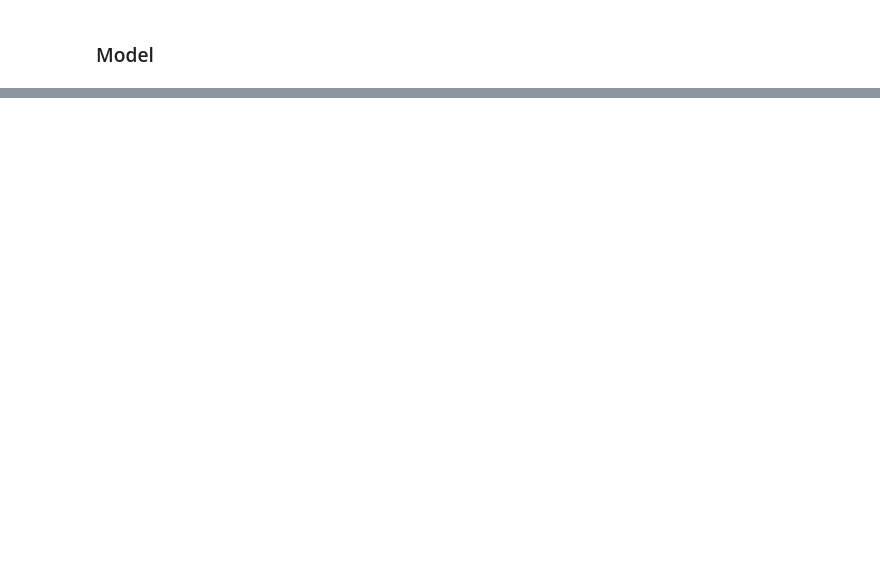
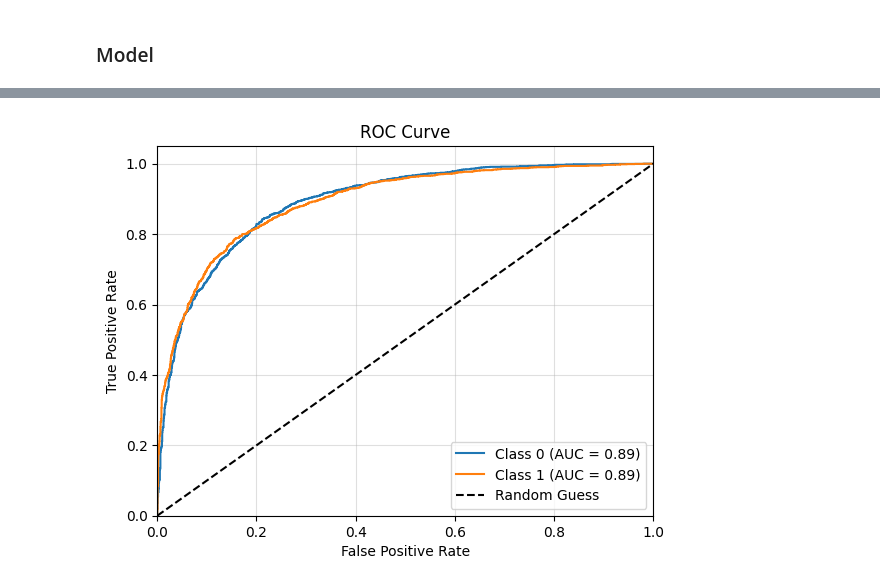
Before and after one commit to greglcr/GeometricDL, a Jupyter notebook: dataprocess.ipynb, the cells around one changed output, grey strips where cells are left out. Saved outputs shown, nothing was run; the diff lists cells and outputs as text; code cells hidden in the pictures; blank space fills up the shorter version.

Commit message:
updated with ROC AUC and edit of type of optimizer

```diff
--- a/dataprocess.ipynb
+++ b/dataprocess.ipynb
@@ -154,6 +153,10 @@ tensor([[ 0,  0,  0,  0,  0,  0,  0,  0,  0,  0,  0,  0,  0,  0,  0,  0,  0,  0,
 ### Model
 # %%
 class Net(torch.nn.Module):
+    """
+    This is the same model as the article. They do not specify the dimensions of hidden channels so this is our choice.
+    They do not specify the convolution method,  GCN seems to be the best.
+    """
     def __init__(self, in_channels, hidden_channels, out_channels, concat=False):
         super().__init__()
         self.concat = concat
@@ -161,7 +164,7 @@ class Net(torch.nn.Module):
         self.conv2 = GCNConv(hidden_channels, hidden_channels)
         #self.conv1 = GATConv(in_channels, hidden_channels)
         #self.conv2 = GATConv(hidden_channels, hidden_channels)
-        self.max_pooling = global_mean_pool # They use Max_pool in the article but that doesn't work pretty well.
+        self.mean_pooling = global_mean_pool
         self.lin1 = Linear(hidden_channels, 2 * hidden_channels)
         self.lin2 = Linear(2*hidden_channels,2)
 
@@ -170,7 +173,7 @@ class Net(torch.nn.Module):
         x = torch.nn.functional.selu(x)
         x = self.conv2(x, edge_index)
         x = torch.nn.functional.selu(x)
-        x = self.max_pooling(x, batch)
+        x = self.mean_pooling(x, batch)
         x = torch.nn.functional.selu(x)
         x = self.lin1(x)
         x = torch.nn.functional.selu(x)
@@ -178,6 +181,6 @@ class Net(torch.nn.Module):
         return x.softmax(dim=-1)
 # %%
 device = torch.device('cuda' if torch.cuda.is_available() else 'cpu')
-model = Net(train_dataset_bert.num_features, 128,train_dataset_bert.num_classes, concat=True).to(device)
-optimizer = torch.optim.Adam(model.parameters(), lr=0.001, weight_decay=0.01)
+model = Net(778, 128,train_dataset_bert.num_classes, concat=True).to(device)
+optimizer = torch.optim.Adam(model.parameters(), lr=5e-4, weight_decay=0.01,amsgrad=True) # They precise that they use a 5e-4 AMSGrad. here we add a bit of weight decay to avoid over-fitting.
 # %%
@@ -238,0 +258,37 @@ Epoch: 199, Loss: 0.5643, Train: 0.9249, Val: 0.7839, Test: 0.7755
+# %%
+import matplotlib.pyplot as plt
+from sklearn.metrics import roc_curve, auc
+
+@torch.no_grad()
+def plot_roc_curve(loader, model):
+    model.eval()
+
+    all_preds = []
+    all_labels = []
+
+    for data in loader:
+        data = data.to(device)
+        logits = model(data.x, data.edge_index, data.batch)
+        all_preds.append(logits.cpu())
+        all_labels.append(data.y.cpu())
+
+    all_preds = torch.cat(all_preds, dim=0)
+    all_labels = torch.cat(all_labels, dim=0)
+    one_hot_labels = torch.nn.functional.one_hot(all_labels, num_classes=all_preds.size(1)).float()
+    for class_idx in range(all_preds.size(1)):
+        fpr, tpr, _ = roc_curve(one_hot_labels[:, class_idx], all_preds[:, class_idx])
+        roc_auc = auc(fpr, tpr)
+        plt.plot(fpr, tpr, label=f'Class {class_idx} (AUC = {roc_auc:.2f})')
+    plt.plot([0, 1], [0, 1], 'k--', label='Random Guess')
+    plt.xlim([0.0, 1.0])
+    plt.ylim([0.0, 1.05])
+    plt.xlabel('False Positive Rate')
+    plt.ylabel('True Positive Rate')
+    plt.title('ROC Curve')
+    plt.legend(loc='lower right')
+    plt.grid(alpha=0.4)
+    plt.show()
+
+plot_roc_curve(test_loader,model)
+# %% [output]
+[figure, added]
```
Also changed, not shown: parts of 12 cells of this notebook.
